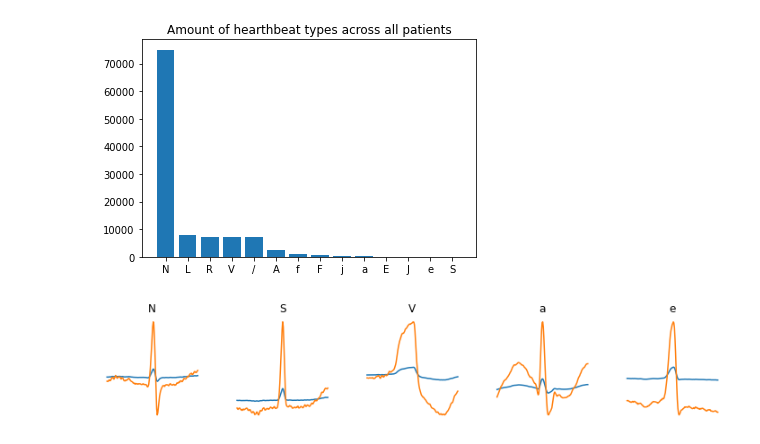
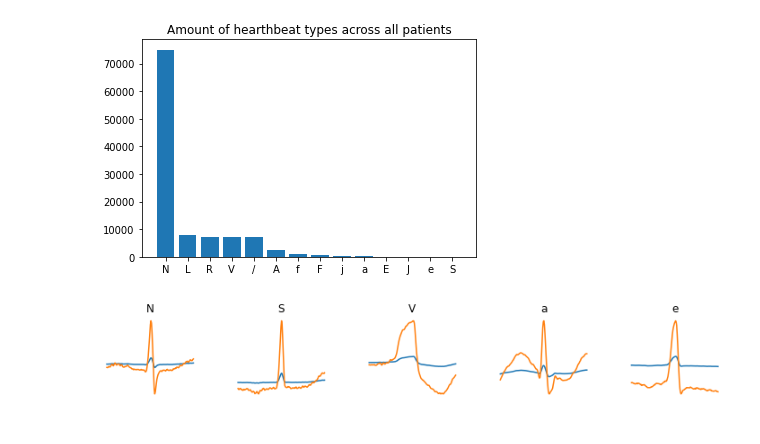
Before and after one commit to GeorgGroenendaal/Heartbeat-CNN, a Jupyter notebook: notebooks/Exploratory Plots.ipynb, the cells around one changed output. Drawn from its saved outputs; the diff is of its cells as text; code cells hidden in the pictures.

```diff
--- a/notebooks/Exploratory Plots.ipynb
+++ b/notebooks/Exploratory Plots.ipynb
@@ -28,17 +28,17 @@ plt.show()
 # %%
 hearthbeats = data.groupby(["beat_type"]).first().reset_index()
 hearthbeats = hearthbeats[hearthbeats["waves"].str.len() == 160].reset_index().iloc[6:11].reset_index()
 
-plt.figure(figsize=(10,10))
+plt.figure(figsize=(10,2))
 for i, beat in hearthbeats.iterrows():
-    plt.subplot(5,5,i+1)
+    plt.subplot(1,5,i+1)
     plt.tight_layout()
     plt.axis('off')
     plt.title(beat["beat_type"])
     plt.plot(beat["waves"])
 plt.savefig("figures/heartbeats.png")
 # %% [output]
-[figure, old version]
+[figure, new version]
 # %%
 hearthbeats
 # %% [output]
```
Also changed, not shown: parts of 1 cell of this notebook, 4 other files.
